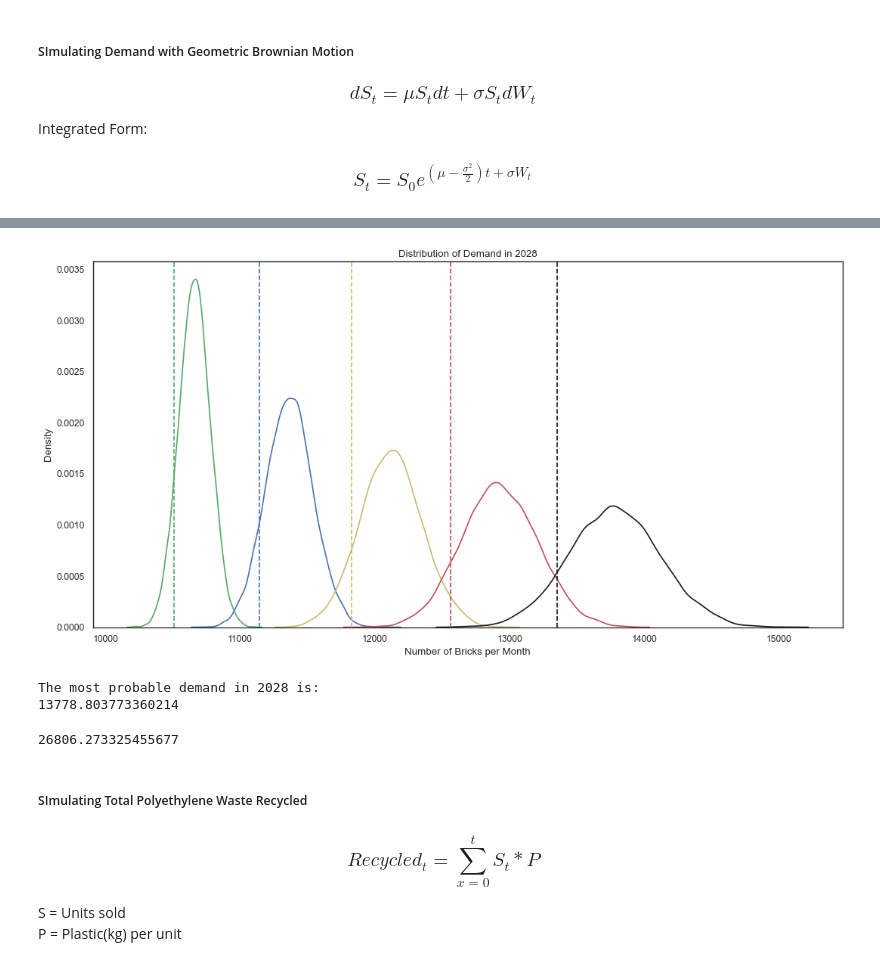
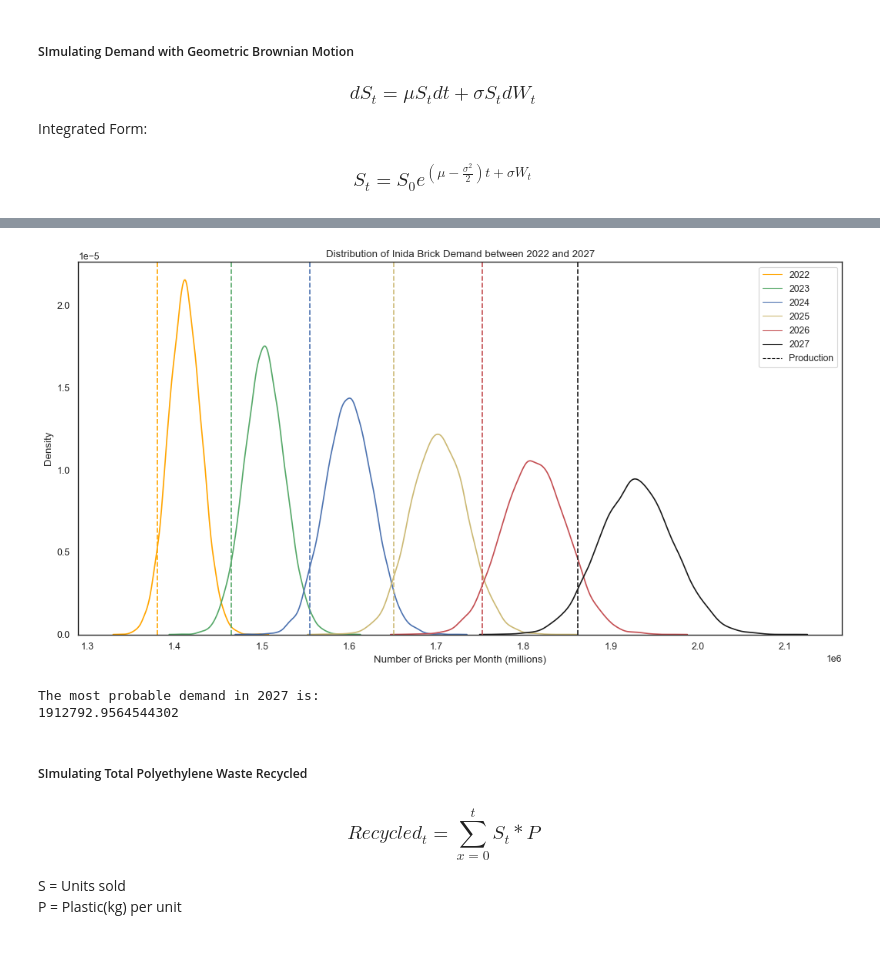
Before and after one commit to rx229/Projects, a Jupyter notebook: Brick Profit Monte Carlo/brick_esg_montecarlo.ipynb, the cells around one changed output, grey strips where cells are left out. Saved outputs shown, nothing was run; the diff lists cells and outputs as text; code cells hidden in the pictures.

```diff
--- a/Brick Profit Monte Carlo/brick_esg_montecarlo.ipynb
+++ b/Brick Profit Monte Carlo/brick_esg_montecarlo.ipynb
@@ -18,17 +18,16 @@ Integrated Form:
 # %%
 # Parameters
 # drift coefficent
-mu = 0.06412
+mu = 0.0625
 # number of steps
-n = 5
+n = 20
 # time in years
-T = 5
+T = 20
 # number of sims
 M = 10000
 # initial demand
-S0 = 10000
+S0 = 1170000
 # volatility
-sigma = 0.010823
-
+sigma = 0.0078
 dt = T/n
 # %%
@@ -88,0 +104,8 @@ var_df
+# %%
+#pop_trend = (np.ones(T+1) * 0.158879).cumsum() - 0.158879 + S0
+#prod_trend = ((np.ones(n+1) * 1.0221045).cumprod()) * S0
+
+production_cap = var_df.T[1]
+# %%
+production_cap[0] = S0
+production_cap = np.array(production_cap)
@@ -89,31 +139,38 @@ var_df
 # %%
 plt.figure(figsize=(16, 8), dpi=80)
 sns.set(style="white")
-sns.kdeplot(demand_df[1], c = 'g')
-sns.kdeplot(demand_df[2], c = 'b')
-sns.kdeplot(demand_df[3], c = 'y')
-sns.kdeplot(demand_df[4], c = 'r')
-sns.kdeplot(demand_df[5], c = 'k')
-plt.title("Distribution of Demand in 2028")
-plt.xlabel("Number of Bricks per Month")
+sns.kdeplot(demand_df[3], c = 'orange')
+sns.kdeplot(demand_df[4], c = 'g')
+sns.kdeplot(demand_df[5], c = 'b')
+sns.kdeplot(demand_df[6], c = 'y')
+sns.kdeplot(demand_df[7], c = 'r')
+sns.kdeplot(demand_df[8], c = 'k')
+plt.title("Distribution of Inida Brick Demand between 2022 and 2027")
+plt.xlabel("Number of Bricks per Month (millions)")
 
-color = ['w','g','b','y','r','k']
-months = [1,2,3,4,5]
+custom_lines = [Line2D([0], [0], c = 'orange', lw=1),
+                Line2D([0], [0], c = 'g', lw=1),
+                Line2D([0], [0], c = 'b', lw=1),
+                Line2D([0], [0], c = 'y', lw=1),
+                Line2D([0], [0], c = 'r', lw=1),
+                Line2D([0], [0], c = 'k', lw=1),
+                Line2D([0], [0], c = 'k', lw=1, linestyle = 'dashed')]
+
+plt.legend(custom_lines, ['2022', '2023', '2024', '2025', '2026', '2027', 'Production'])
+
+color = ['orange','g','b','y','r','k']
+months = [3,4,5,6,7,8]
 for i in range(6):
-    plt.axvline(production_cap[i], c=color[i], linestyle = 'dashed')
+    plt.axvline(production_cap[i+3], c=color[i], linestyle = 'dashed')
 
 plt.show()
 # %% [output]
-[figure, old version]
+[figure, new version]
 # %%
-print("The most probable demand in 2028 is:\n" + str(demand_df[5].median()))
+print("The most probable demand in 2027 is:\n" + str(demand_df[8].median()))
 # %% [output]
-The most probable demand in 2028 is:
-13778.803773360214
+The most probable demand in 2027 is:
+1912792.9564544302
-# %%
-plastic_trend[5]
-# %% [output]
-26806.273325455677
 # %% [markdown]
 ##### SImulating Total Polyethylene Waste Recycled
 
```
Also changed, not shown: parts of 13 cells of this notebook.
